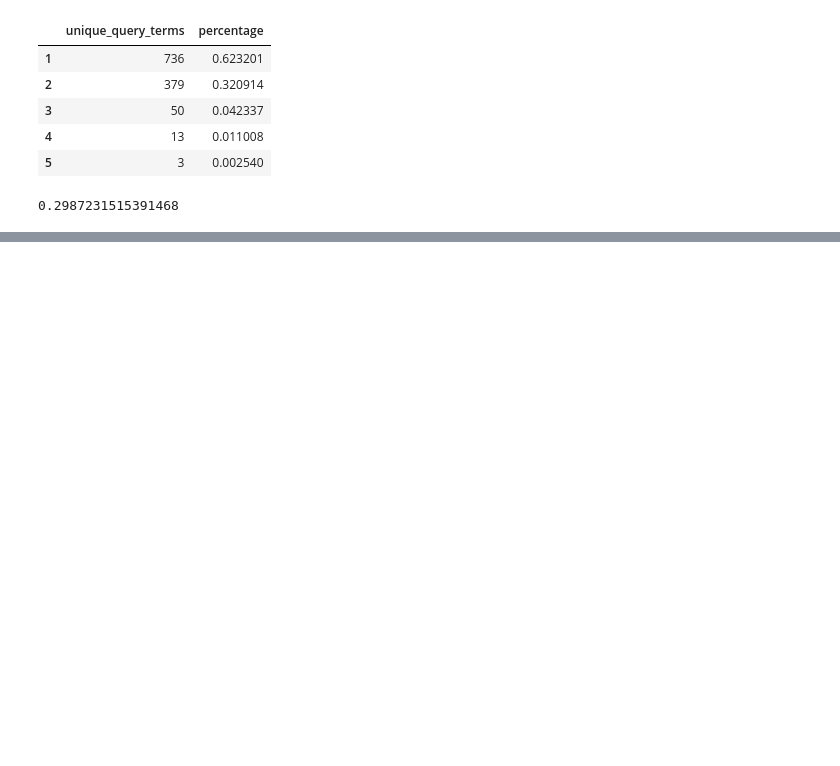
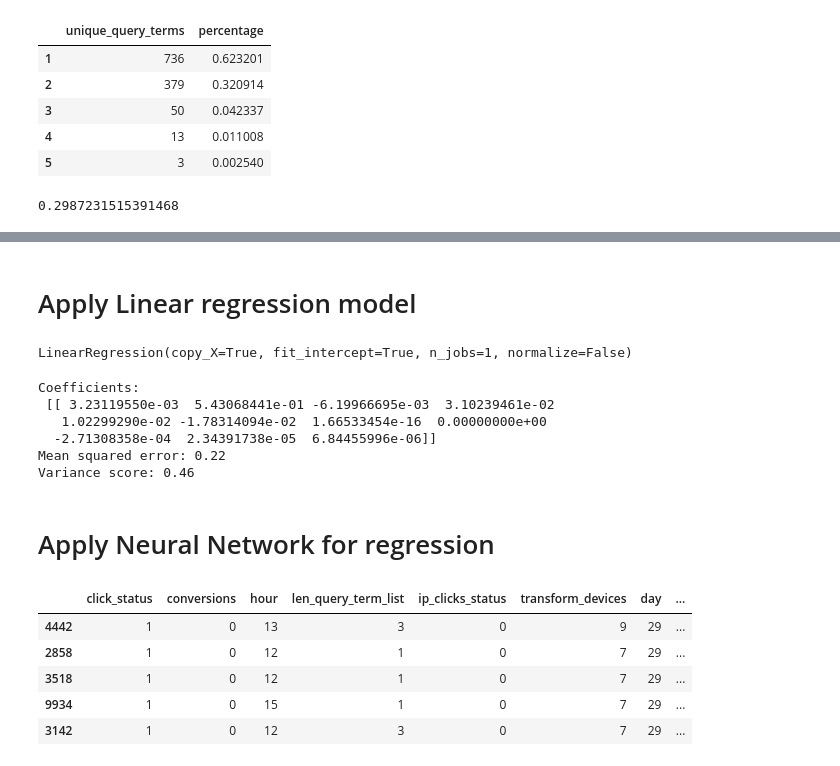
Before and after one commit to chinmaydas96/Click_prediction, a Jupyter notebook: test_online_2.ipynb, the cells around one changed output, grey strips where cells are left out. Drawn from its saved outputs; the diff is of its cells as text; code cells hidden in the pictures; blank space fills up the shorter version.

```diff
--- a/test_online_2.ipynb
+++ b/test_online_2.ipynb
@@ -438,0 +696,2 @@ Name: query_term, Length: 10103, dtype: object
+# %% [markdown]
+# Apply Linear regression model
@@ -438,0 +703,5 @@ Name: query_term, Length: 10103, dtype: object
+# %%
+# Selecting the features and label
+
+X_ = df[['click_status',"conversions","hour","len_query_term_list","ip_clicks_status",'transform_devices','day','month',"transform_country","transform_city","transform_query"]]
+y_ = df[["cost_per_click"]]
@@ -438,0 +718,6 @@ Name: query_term, Length: 10103, dtype: object
+# %%
+# Train the model using the training sets
+
+regr.fit(X_train,y_train)
+# %% [output]
+LinearRegression(copy_X=True, fit_intercept=True, n_jobs=1, normalize=False)
@@ -438,0 +728,30 @@ Name: query_term, Length: 10103, dtype: object
+# %%
+# The coefficients
+print('Coefficients: \n', regr.coef_)
+
+# The mean squared error
+print("Mean squared error: %.2f"
+      % mean_squared_error(y_test, y_pred))
+
+# Explained variance score: 1 is perfect prediction
+print('Variance score: %.2f' % r2_score(y_test, y_pred))
+# %% [output]
+Coefficients:
+ [[ 3.23119550e-03  5.43068441e-01 -6.19966695e-03  3.10239461e-02
+   1.02299290e-02 -1.78314094e-02  1.66533454e-16  0.00000000e+00
+  -2.71308358e-04  2.34391738e-05  6.84455996e-06]]
+Mean squared error: 0.22
+Variance score: 0.46
+# %% [markdown]
+# Apply Neural Network for regression
+# %%
+# Encoded dataset
+
+X_train.head()
+# %% [output]
+|  | click_status | conversions | hour | len_query_term_list | ip_clicks_status | transform_devices | day | ... |
+| 4442 | 1 | 0 | 13 | 3 | 0 | 9 | 29 | ... |
+| 2858 | 1 | 0 | 12 | 1 | 0 | 7 | 29 | ... |
+| 3518 | 1 | 0 | 12 | 1 | 0 | 7 | 29 | ... |
+| 9934 | 1 | 0 | 15 | 1 | 0 | 7 | 29 | ... |
+| 3142 | 1 | 0 | 12 | 3 | 0 | 7 | 29 | ... |
```
Also changed, not shown: parts of 64 cells of this notebook, 8 other files.
